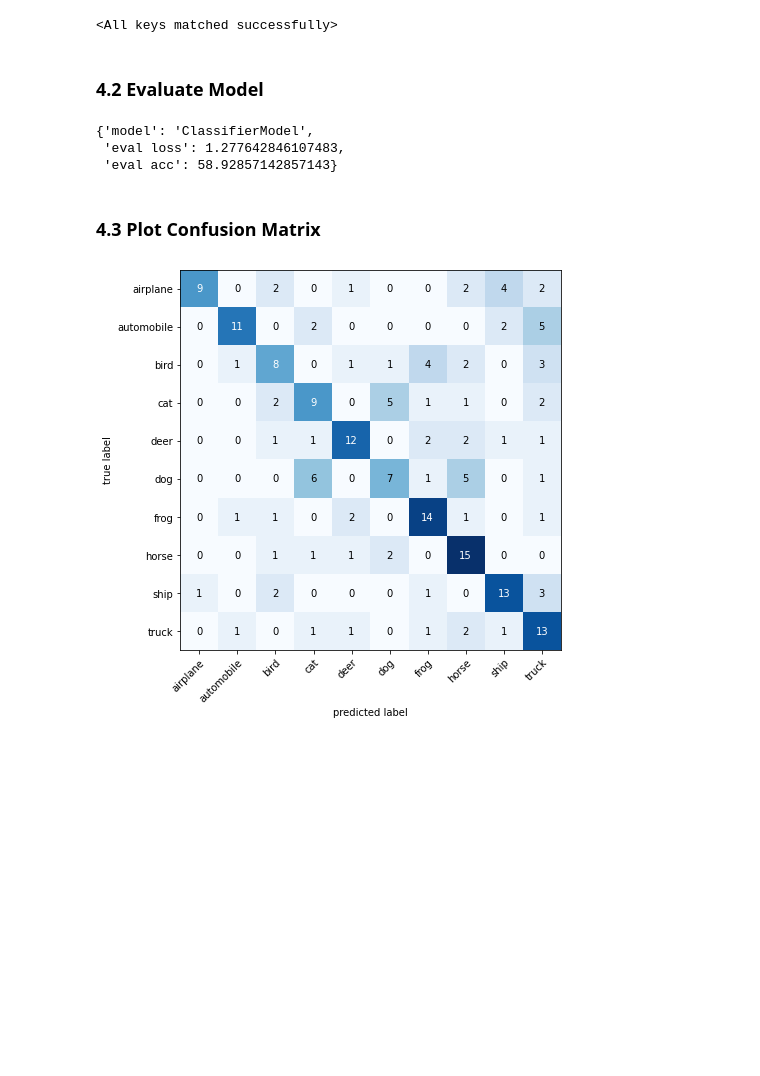
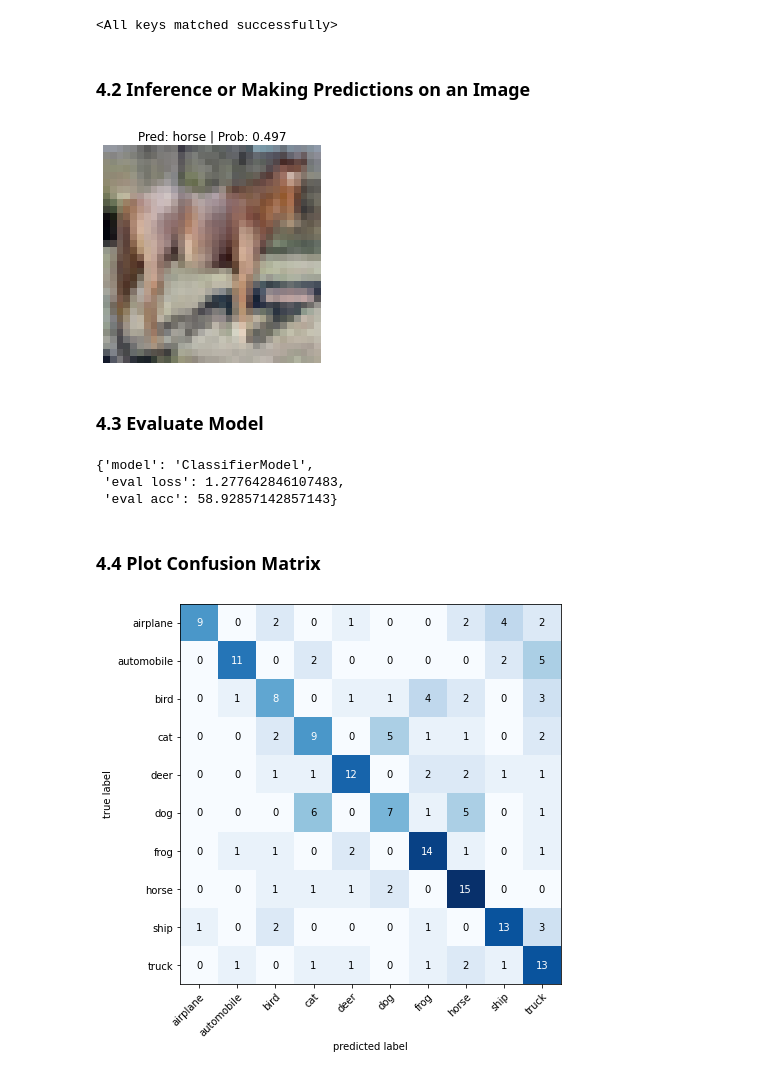
Before and after one commit to wahyu-adi-n/development-phase, a Jupyter notebook: Coding Test Staf AI Researcher PT Delameta Bilano.ipynb, the cells around one changed output. Drawn from its saved outputs; the diff is of its cells as text; code cells hidden in the pictures; blank space fills up the shorter version.

Commit message:
add test set for inference

```diff
--- a/Coding Test Staf AI Researcher PT Delameta Bilano.ipynb
+++ b/Coding Test Staf AI Researcher PT Delameta Bilano.ipynb
@@ -485,6 +484,39 @@ def plot_cm(y_pred_tensor: np.ndarray):
         conf_mat=confmat_tensor.numpy(),
         class_names=class_names,
         figsize=(10, 7))
+
+def pred_and_plot_image(model: torch.nn.Module,
+                        image_path: str,
+                        class_names: str,
+                        image_size = (32, 32),
+                        transform = None,
+                        device: torch.device=device):
+
+
+    img = Image.open(image_path)
+
+    if transform is not None:
+        image_transform = transform
+    else:
+        image_transform = T.Compose([
+            T.ToTensor(),
+            T.Normalize(mean=[0.485, 0.456, 0.406],
+                                 std=[0.229, 0.224, 0.225]),
+        ])
+
+    model.to(device)
+
+    model.eval()
+    with torch.inference_mode():
+        transformed_image = image_transform(img).unsqueeze(dim=0)
+        target_image_pred = model(transformed_image.to(device))
+        target_image_pred_probs = torch.softmax(target_image_pred, dim=1)
+        target_image_pred_label = torch.argmax(target_image_pred_probs, dim=1)
+
+    plt.figure()
+    plt.imshow(img)
+    plt.title(f"Pred: {class_names[target_image_pred_label]} | Prob: {target_image_pred_probs.max():.3f}")
+    plt.axis(False)
 # %% [markdown]
 ### 3.3 Setting Hyperparameters
 # %%
@@ -537,8 +569,19 @@ loaded_model = ClassifierModel(input_shape=3,
 loaded_model.load_state_dict(torch.load('./models/best_model.pth'))
 # %% [output]
 <All keys matched successfully>
+# %% [markdown]
+### 4.2 Inference or Making Predictions on an Image
+# %%
+test_image_path = Path('tests/')
+custom_image_path = test_image_path / 'horse.png'
+
+pred_and_plot_image(model=loaded_model,
+                    image_path=custom_image_path,
+                    class_names=class_names)
+# %% [output]
+[figure, added]
 # %% [markdown]
-### 4.2 Evaluate Model
+### 4.3 Evaluate Model
 # %%
 model_results, model_preds = eval_model(model=loaded_model,
                                               data_loader=test_dataloader,
@@ -550,7 +593,7 @@ model_results
  'eval loss': 1.277642846107483,
  'eval acc': 58.92857142857143}
 # %% [markdown]
-### 4.3 Plot Confusion Matrix
+### 4.4 Plot Confusion Matrix
 # %%
 plot_cm(model_preds)
 # %% [output]
```
Also changed, not shown: parts of 7 cells of this notebook, 4 other files.
